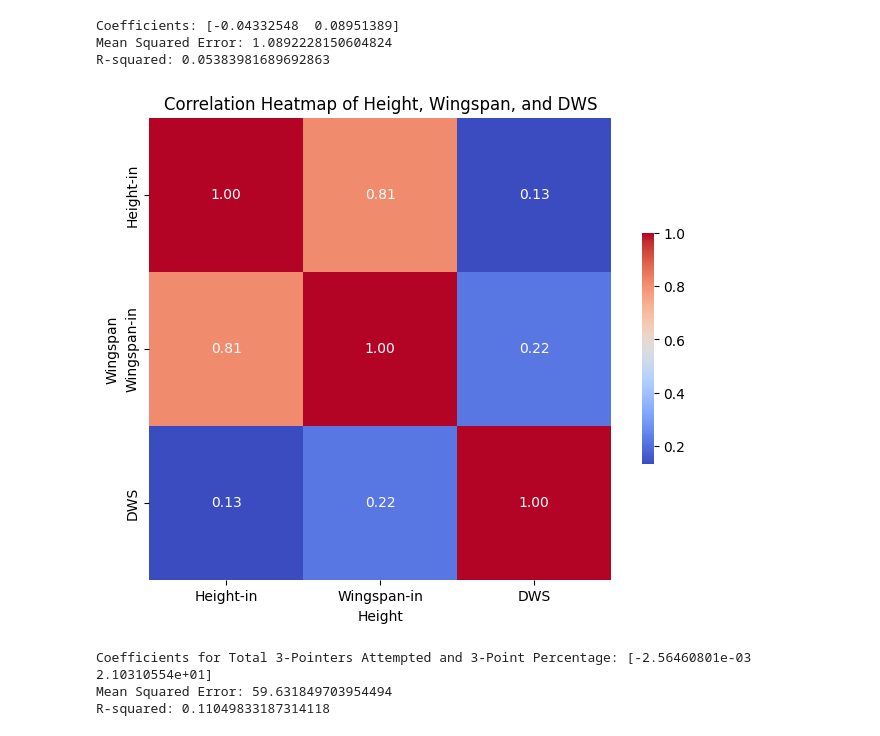
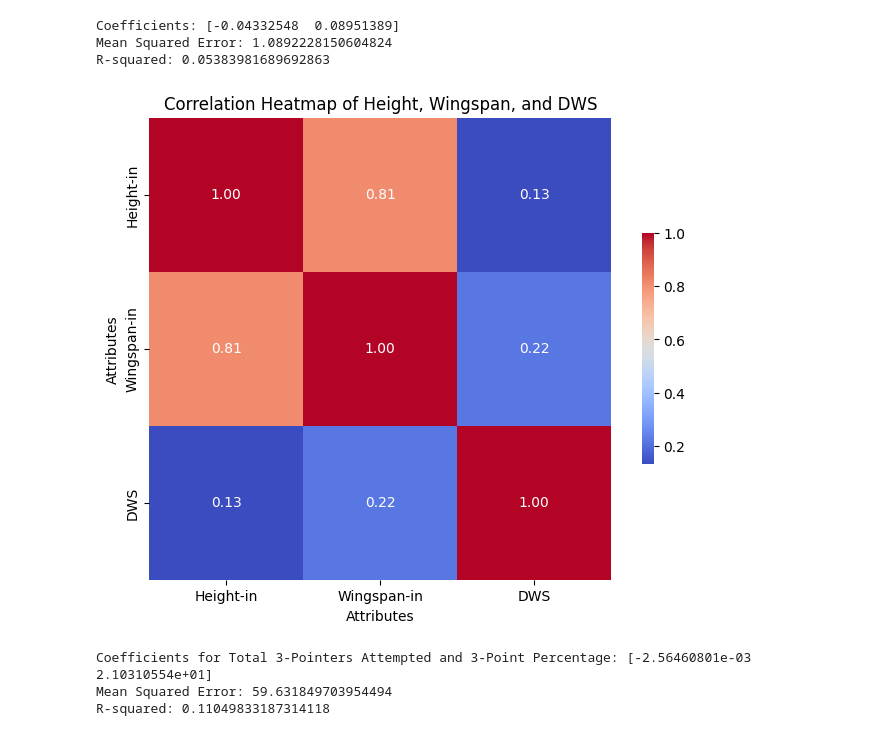
Before and after one commit to tajsharma/sta141projects, a Jupyter notebook: final.ipynb, the cells around one changed output. Drawn from its saved outputs; the diff is of its cells as text; code cells hidden in the pictures.

```diff
--- a/final.ipynb
+++ b/final.ipynb
@@ -397,34 +410,39 @@ R-squared: 0.05383981689692863
 # %%
 import matplotlib.pyplot as plt
 import seaborn as sns
+import pandas as pd
 
 # Load your dataset
 df = pd.read_csv("C:/Users/tajin/Downloads/final-player-data-all.csv")
+
+# Ensure that 'Height-in' and 'Wingspan-in' are numeric
+df['Height-in'] = pd.to_numeric(df['Height-in'], errors='coerce')
+df['Wingspan-in'] = pd.to_numeric(df['Wingspan-in'], errors='coerce')
 
 # Select only the relevant columns
 df = df[['Height-in', 'Wingspan-in', 'DWS']]
 
 # Drop rows with missing values (if any)
 df.dropna(inplace=True)
 
 # Calculate the correlation matrix
 corr = df.corr()
 
 # Set up the matplotlib figure
 plt.figure(figsize=(8, 6))
 
 # Draw the heatmap
 sns.heatmap(corr, annot=True, fmt=".2f", cmap='coolwarm', square=True, cbar_kws={"shrink": 0.5})
 
 # Add titles and labels for clarity
 plt.title('Correlation Heatmap of Height, Wingspan, and DWS')
-plt.xlabel('Height')
-plt.ylabel('Wingspan')
+plt.xlabel('Attributes')
+plt.ylabel('Attributes')
 
 # Show the plot
 plt.show()
 # %% [output]
-[figure, old version]
+[figure, new version]
 # %%
 from nba_api.stats.endpoints import teamyearbyyearstats
 from nba_api.stats.static import teams
```
Also changed, not shown: parts of 3 cells of this notebook.
